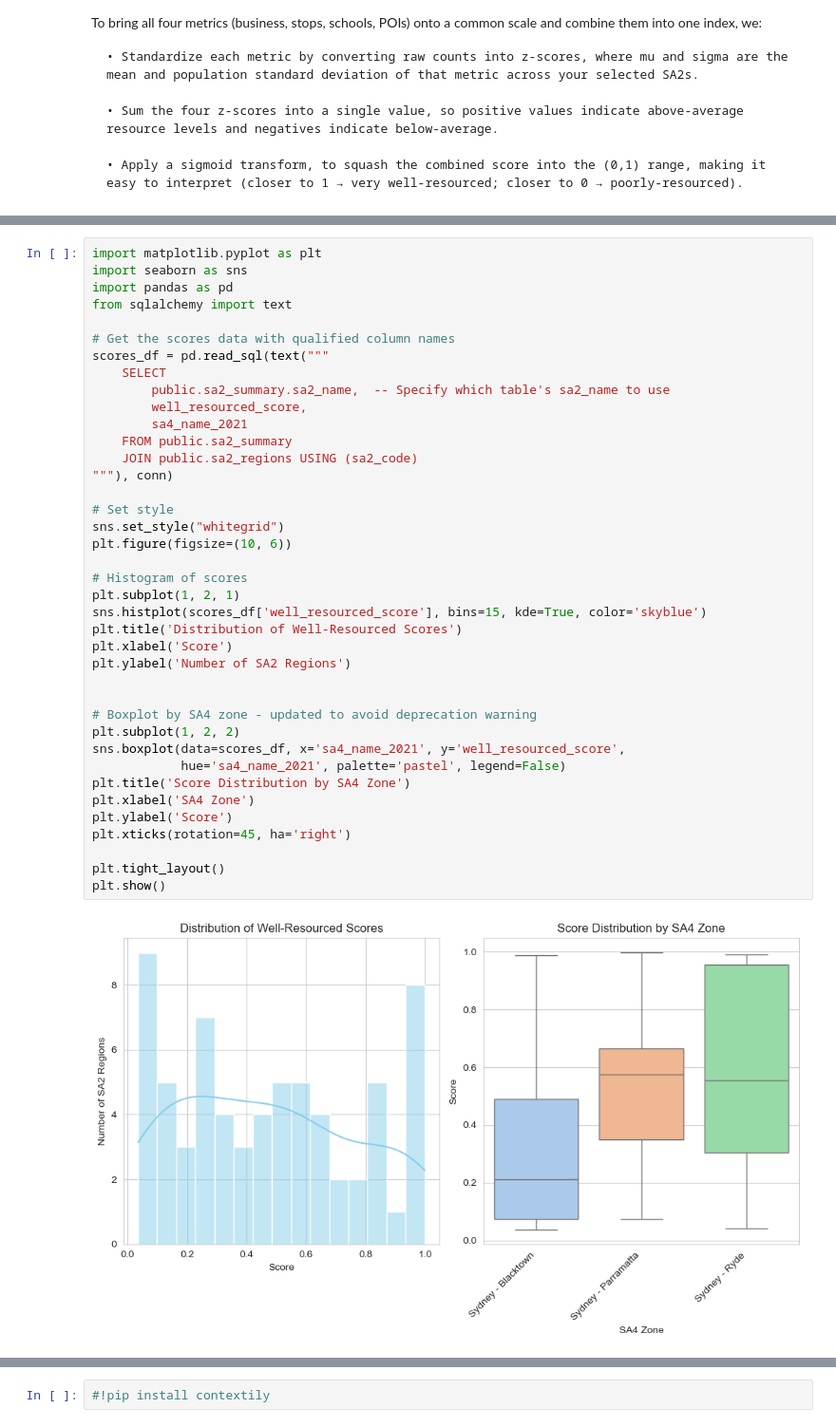
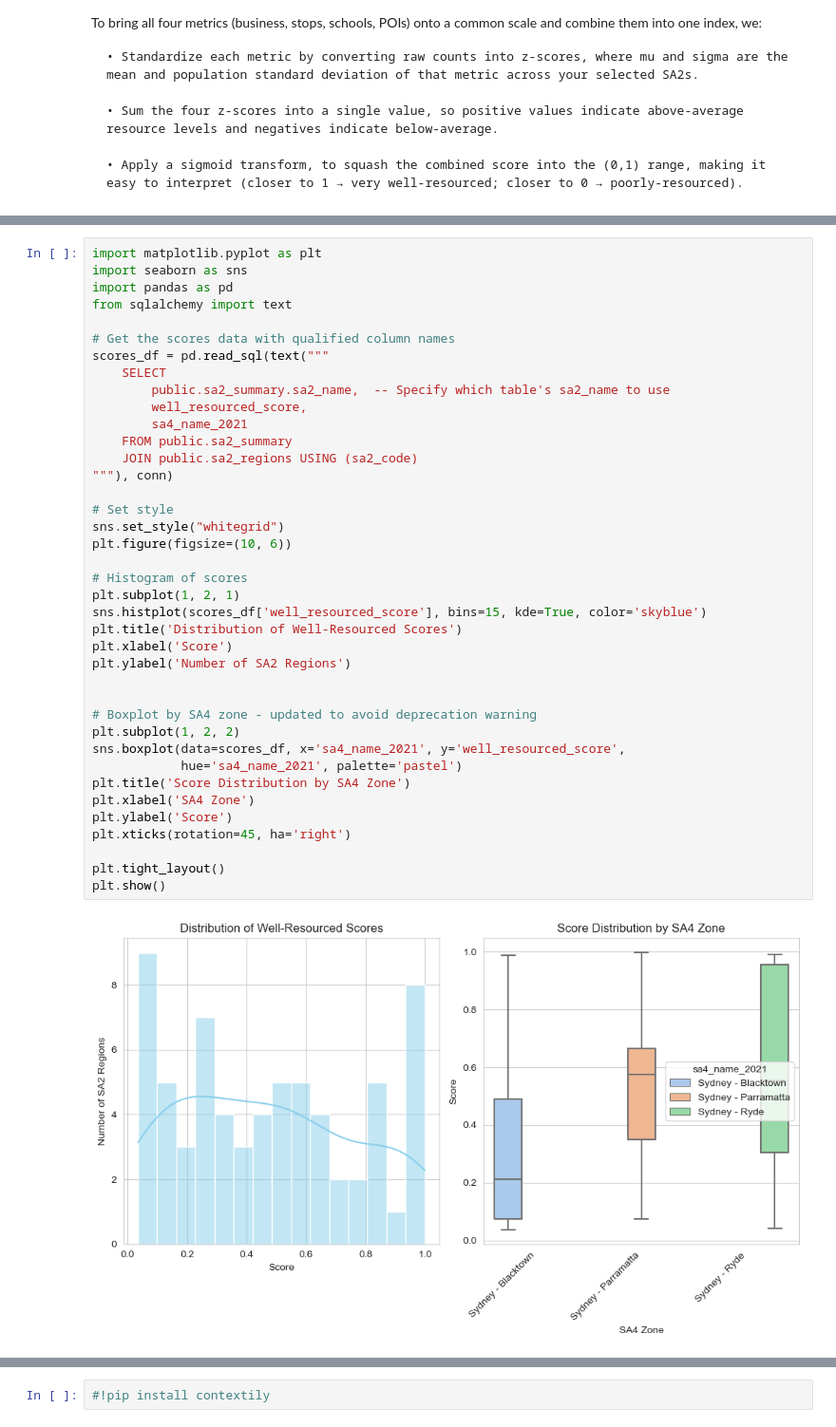
Before and after one commit to modithebest/DATA_ASSIGNMENT, a Jupyter notebook: task1.ipynb, the cells around one changed output, grey strips where cells are left out. Shown at 95% size. Drawn from its saved outputs; the diff is of its cells as text.

```diff
--- a/task1.ipynb
+++ b/task1.ipynb
@@ -1059,32 +1035,32 @@ scores_df = pd.read_sql(text("""
         public.sa2_summary.sa2_name,  -- Specify which table's sa2_name to use
         well_resourced_score,
         sa4_name_2021
     FROM public.sa2_summary
     JOIN public.sa2_regions USING (sa2_code)
 """), conn)
 
 # Set style
 sns.set_style("whitegrid")
 plt.figure(figsize=(10, 6))
 
 # Histogram of scores
 plt.subplot(1, 2, 1)
 sns.histplot(scores_df['well_resourced_score'], bins=15, kde=True, color='skyblue')
 plt.title('Distribution of Well-Resourced Scores')
 plt.xlabel('Score')
 plt.ylabel('Number of SA2 Regions')
 
 
 # Boxplot by SA4 zone - updated to avoid deprecation warning
 plt.subplot(1, 2, 2)
 sns.boxplot(data=scores_df, x='sa4_name_2021', y='well_resourced_score',
-            hue='sa4_name_2021', palette='pastel', legend=False)
+            hue='sa4_name_2021', palette='pastel')
 plt.title('Score Distribution by SA4 Zone')
 plt.xlabel('SA4 Zone')
 plt.ylabel('Score')
 plt.xticks(rotation=45, ha='right')
 
 plt.tight_layout()
 plt.show()
 # %% [output]
-[figure, old version]
+[figure, new version]
```
Also changed, not shown: parts of 16 cells of this notebook.
